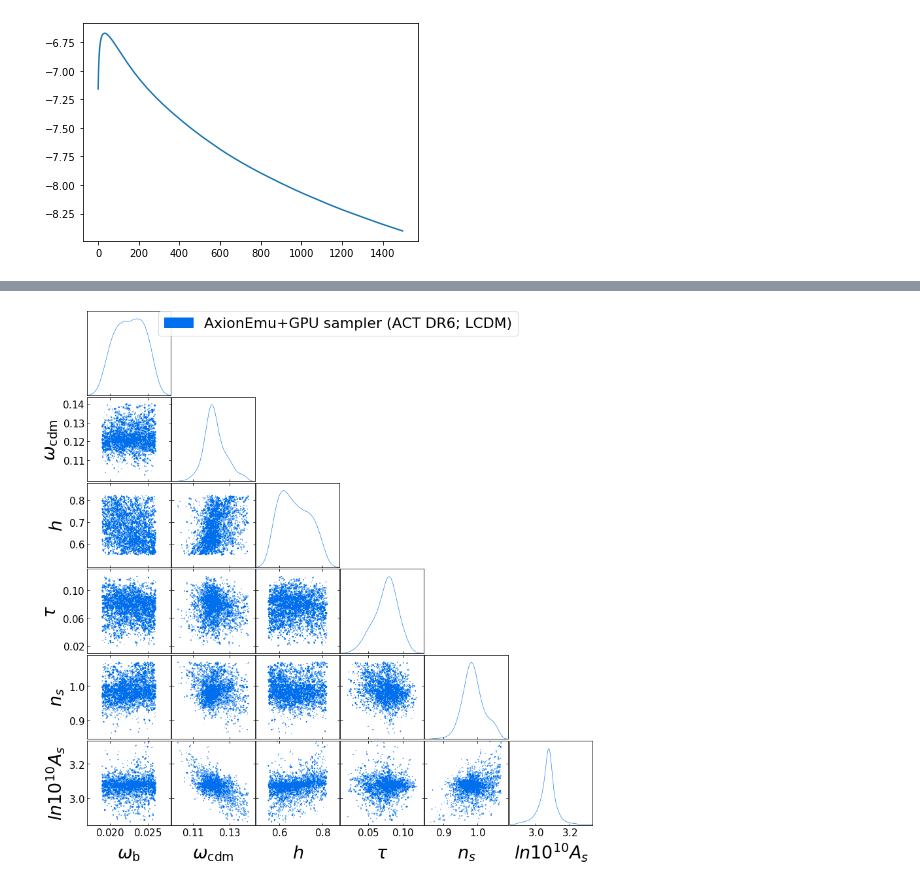
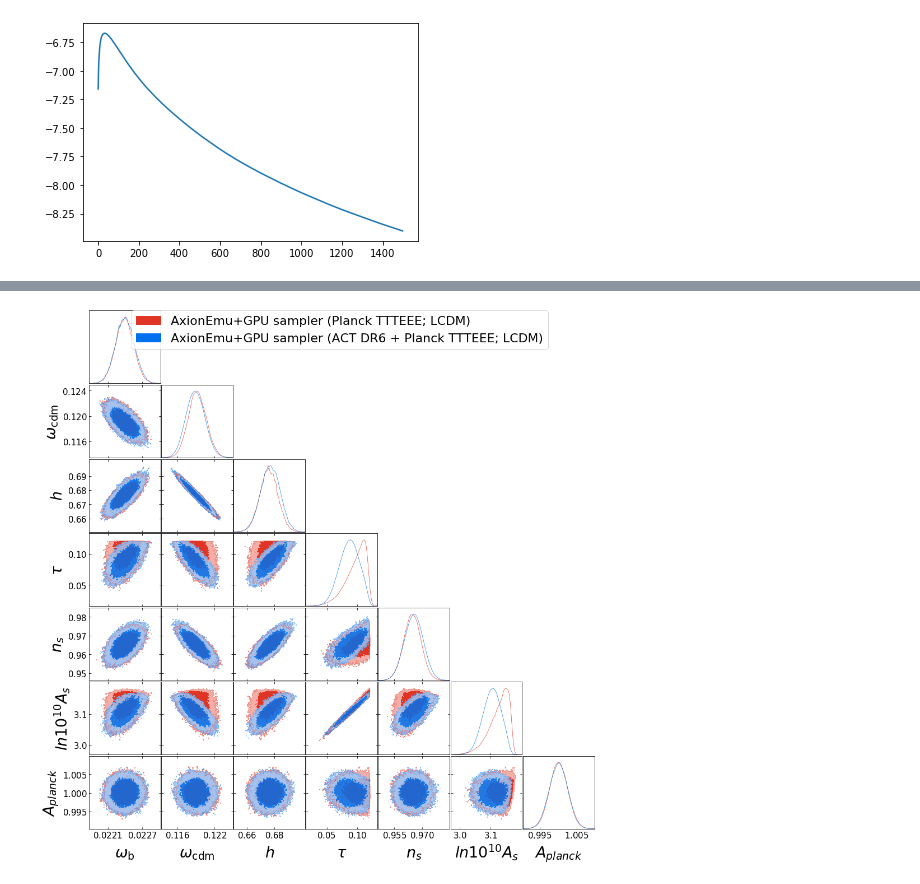
Before and after one commit to keirkwame/axionEmu, a Jupyter notebook: ACT_DR6_analysis.ipynb, the cells around one changed output, grey strips where cells are left out. Drawn from its saved outputs; the diff is of its cells as text; code cells hidden in the pictures.

```diff
--- a/ACT_DR6_analysis.ipynb
+++ b/ACT_DR6_analysis.ipynb
@@ -366,7 +379,7 @@ def log_prob_ax(theta):
 n_params_ax = len(parameters_and_priors_ax)
 
 # number of walkers (note you'll end up with a total of 2*n_walkers for this parallel variant of the affine sampler)
-n_walkers = 50
+n_walkers = 100
 
 # initialize walkers and current state
 walkers1_ax = tf.random.normal([n_walkers, n_params_ax], FIDUCIAL, EPSILON)
@@ -376,13 +389,13 @@ current_state_ax = [walkers1_ax, walkers2_ax]
 !pip install -U emcee
 # %%
 # number of MCMC steps to take (you'll end up with an MCMC chain with shape (n_steps, 2*n_walkers, n_parameters))
-n_steps = 100
+n_steps = 1000
 
 # run the sampler
 with tf.device(device):
-    chain_ax = affine.affine_sample(log_prob_ax, n_steps, current_state_ax, args=[])
+    chain_ax = affine.affine_sample(log_prob_ax_combined, n_steps, current_state_ax, args=[])
 # %%
-burnin_steps = 20
+burnin_steps = 200
 samples_ax = chain_ax.numpy()[burnin_steps:,:,:].reshape((-1, n_params_ax))
 #samples_2e4 = chain_2e4.numpy()[burnin_steps:,:,:].reshape((-1, n_params_ax))
 # %%
@@ -539,18 +552,20 @@ names = [r"\omega_{\mathrm{b}}",
          r"h",
          r"\tau",
          r"n_s",
-         r"ln 10^{10} A_s",]
+         r"ln 10^{10} A_s",
+         r"A_{planck}"]
 #r"log 10^{32} ma",
 #r"\omega_{\mathrm{ax}}",
 #r"A_{planck}"]
 labels = names
 # mcsamples = MCSamples(samples=samples_test, names = names, labels = labels)
 mcsamples_ax = MCSamples(samples=samples_ax,names = names, labels = labels)
+mcsamples_ax2 = MCSamples(samples=samples_ax2,names = names, labels = labels)
 g = plots.get_subplot_plotter()
 g.settings.axes_fontsize = 18
 g.settings.lab_fontsize = 30
 g.settings.legend_fontsize = 25
 # %%
 ##LCDM
-g.triangle_plot([mcsamples_ax], filled=True, legend_labels=['AxionEmu+GPU sampler (ACT DR6; LCDM)'])
+g.triangle_plot([mcsamples_ax, mcsamples_ax2], filled=True, legend_labels=['AxionEmu+GPU sampler (Planck TTTEEE; LCDM)', 'AxionEmu+GPU sampler (ACT DR6 + Planck TTTEEE; LCDM)'])
 # %% [output]
@@ -574 +589 @@ WARNING:root:fine_bins_2D not large enough for optimal density: n_s, ln
-[figure, old version]
+[figure, new version]
```
Also changed, not shown: parts of 11 cells of this notebook, 1 other file.
